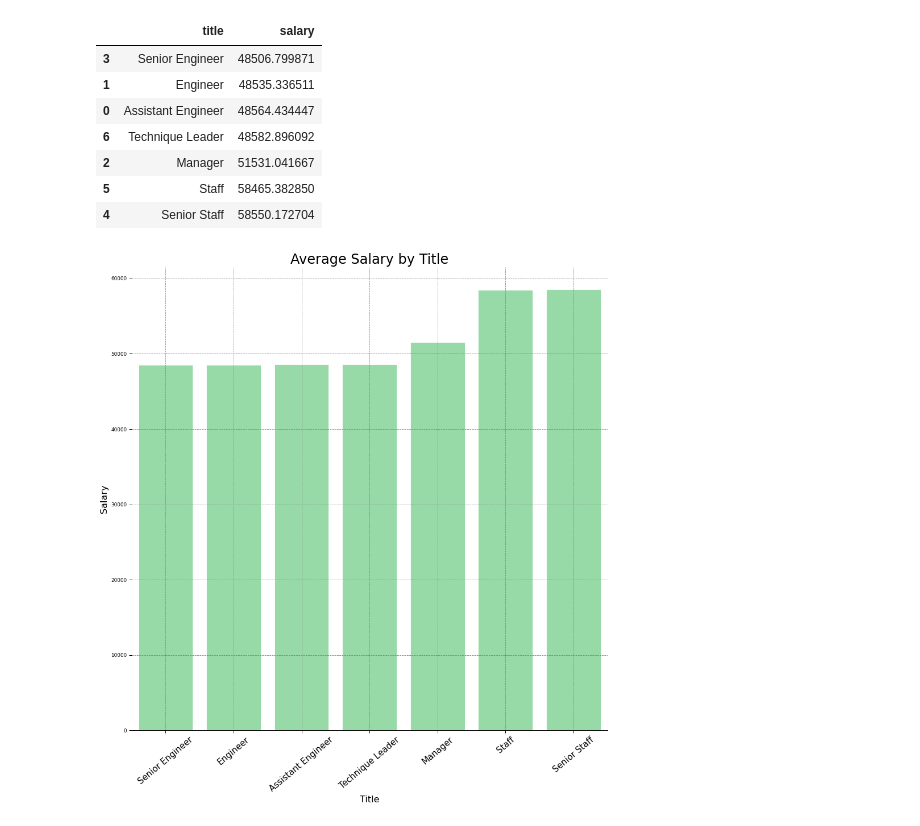
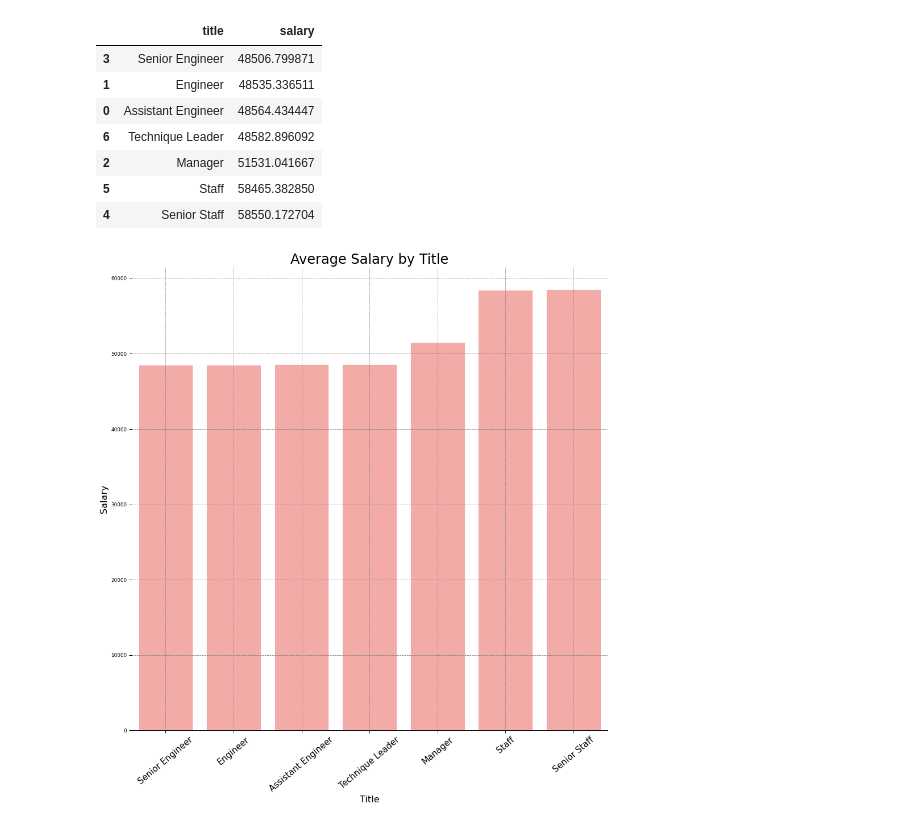
Before and after one commit to benwbarr/sql-challenge, a Jupyter notebook: Employee_dbBonus.ipynb, the cells around one changed output. Saved outputs shown, nothing was run; the diff lists cells and outputs as text; code cells hidden in the pictures.

Commit message:
Eddited the bar chart

```diff
--- a/Employee_dbBonus.ipynb
+++ b/Employee_dbBonus.ipynb
@@ -109,17 +109,17 @@ avg_data_final
 # %%
 sns.set_context('paper')
 
 f, ax = plt.subplots(figsize = (15,15))
 sns.set_color_codes('pastel')
 ax = sns.barplot(x = 'title', y = 'salary', data = avg_data_final,
-            label = 'title', color = 'g', edgecolor = 'w')
+            label = 'title', color = 'r', edgecolor = 'w')
 plt.grid (b=True,which='major',axis='both',linestyle='--',color='grey')
 plt.title('Average Salary by Title', size=24)
 plt.xlabel('Title', size=16)
 plt.ylabel('Salary', size=16)
 sns.despine(left = True, top = True)
 ax.set_xticklabels(ax.get_xticklabels(),rotation=40, size = 15)
 
 plt.show()
 # %% [output]
-[figure, old version]
+[figure, new version]
```
